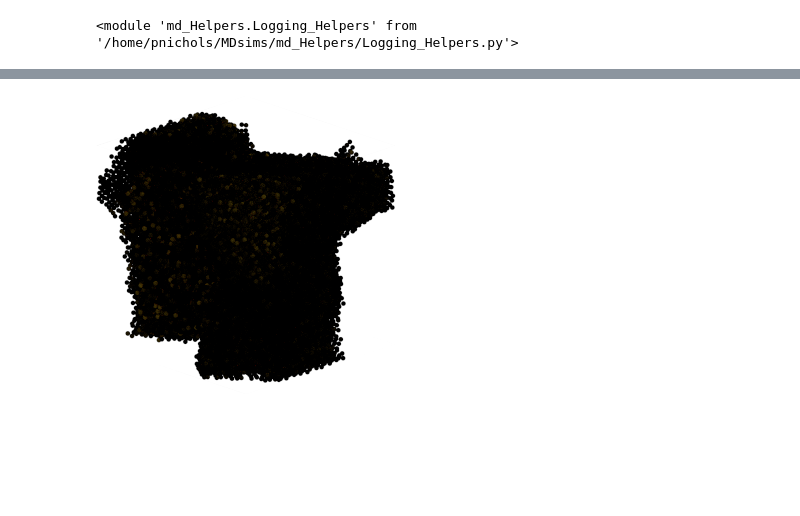
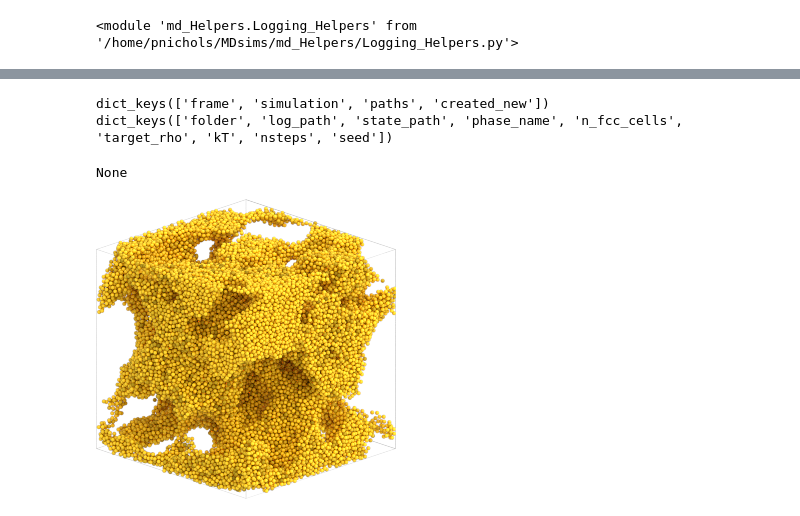
Before and after one commit to SBC-Collaboration/MDsims, a Jupyter notebook: Sandbox.ipynb, the cells around one changed output, grey strips where cells are left out. Drawn from its saved outputs; the diff is of its cells as text; code cells hidden in the pictures; blank space fills up the shorter version.

Commit message:
fixed render

```diff
--- a/Sandbox.ipynb
+++ b/Sandbox.ipynb
@@ -47,4 +47,14 @@ log["metadata"]["attrs"]
-# %%
-vh.render(result["frame"])
-# %% [output]
-[figure, removed]
+# %%
+print(result.keys())
+print(result['paths'].keys())
+# %% [output]
+dict_keys(['frame', 'simulation', 'paths', 'created_new'])
+dict_keys(['folder', 'log_path', 'state_path', 'phase_name', 'n_fcc_cells', 'target_rho', 'kT', 'nsteps', 'seed'])
+# %%
+print(result['simulation'])
+# %% [output]
+None
+# %%
+display(vh.render(result["frame"]))
+# %% [output]
+[figure, added]
```
Also changed, not shown: parts of 4 cells of this notebook, 1 other file.
